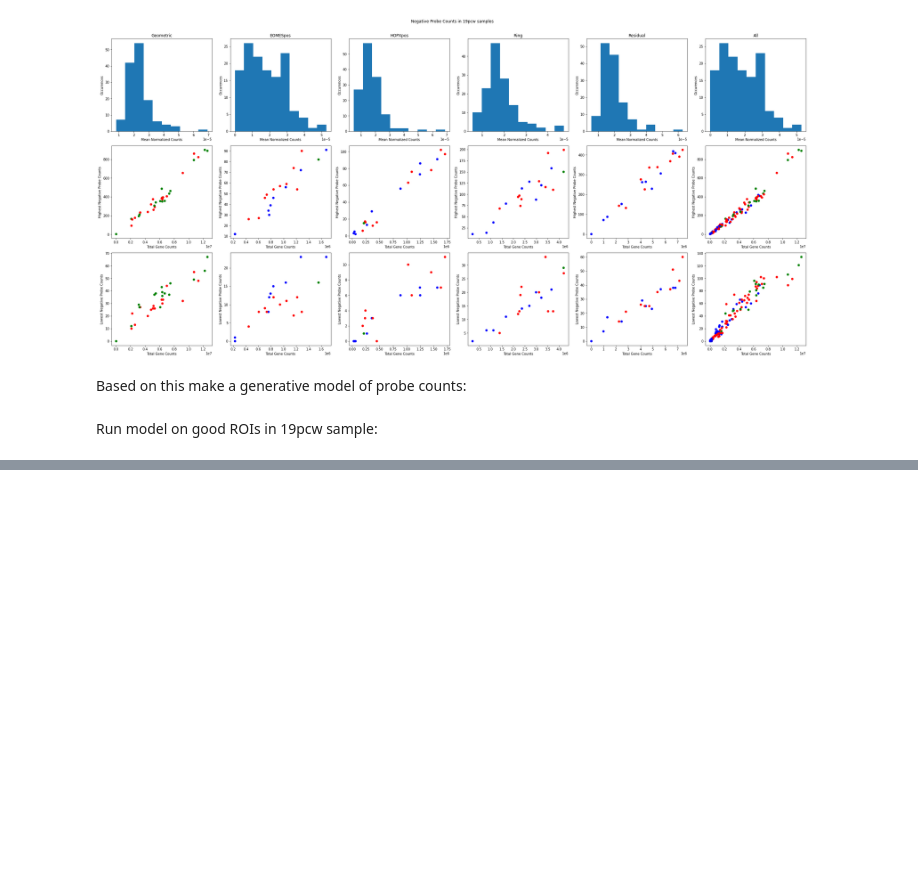
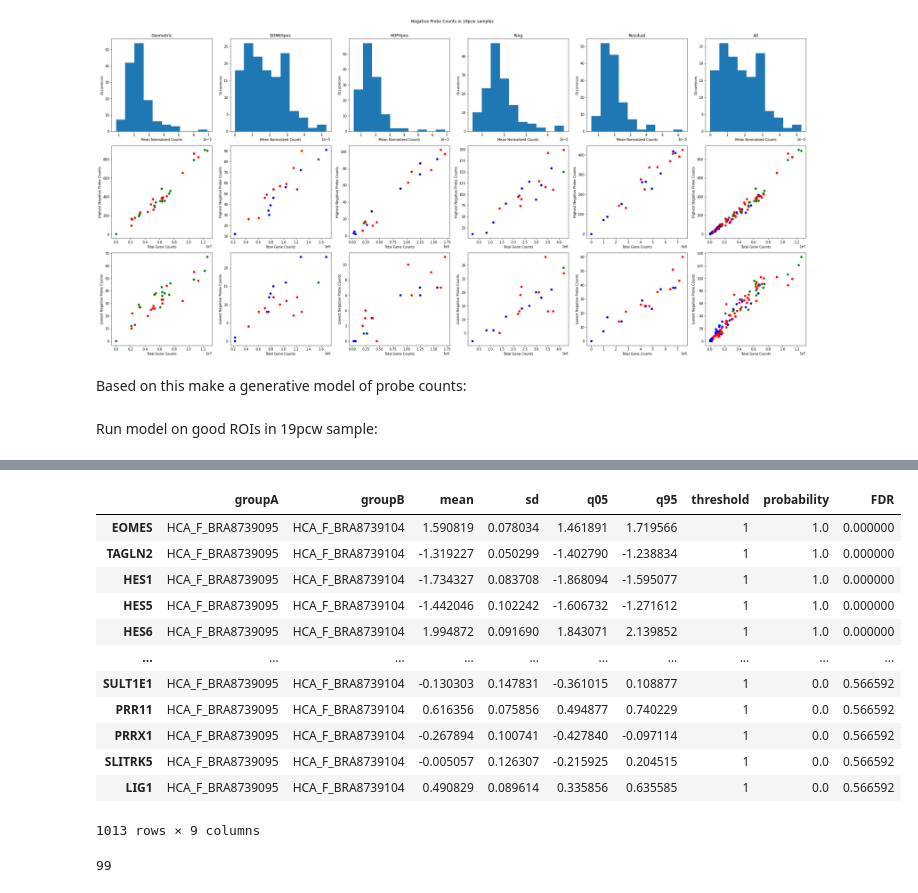
Before and after one commit to AlexanderAivazidis/KR_NAS, a Jupyter notebook: notebooks/GeoMxModel_V1.ipynb, the cells around one changed output, grey strips where cells are left out. Cells and saved outputs as stored; diff of their text form; code cells hidden in the pictures; blank space fills up the shorter version.

```diff
--- a/notebooks/GeoMxModel_V1.ipynb
+++ b/notebooks/GeoMxModel_V1.ipynb
@@ -392,0 +427,20 @@ np.shape(mod1.a_gr)
+# %%
+mod1.logFC.sort_values('FDR')
+# %% [output]
+|  | groupA | groupB | mean | sd | q05 | q95 | threshold | probability | FDR |
+| EOMES | HCA_F_BRA8739095 | HCA_F_BRA8739104 | 1.590819 | 0.078034 | 1.461891 | 1.719566 | 1 | 1.0 | 0.000000 |
+| TAGLN2 | HCA_F_BRA8739095 | HCA_F_BRA8739104 | -1.319227 | 0.050299 | -1.402790 | -1.238834 | 1 | 1.0 | 0.000000 |
+| HES1 | HCA_F_BRA8739095 | HCA_F_BRA8739104 | -1.734327 | 0.083708 | -1.868094 | -1.595077 | 1 | 1.0 | 0.000000 |
+| HES5 | HCA_F_BRA8739095 | HCA_F_BRA8739104 | -1.442046 | 0.102242 | -1.606732 | -1.271612 | 1 | 1.0 | 0.000000 |
+| HES6 | HCA_F_BRA8739095 | HCA_F_BRA8739104 | 1.994872 | 0.091690 | 1.843071 | 2.139852 | 1 | 1.0 | 0.000000 |
+| ... | ... | ... | ... | ... | ... | ... | ... | ... | ... |
+| SULT1E1 | HCA_F_BRA8739095 | HCA_F_BRA8739104 | -0.130303 | 0.147831 | -0.361015 | 0.108877 | 1 | 0.0 | 0.566592 |
+| PRR11 | HCA_F_BRA8739095 | HCA_F_BRA8739104 | 0.616356 | 0.075856 | 0.494877 | 0.740229 | 1 | 0.0 | 0.566592 |
+| PRRX1 | HCA_F_BRA8739095 | HCA_F_BRA8739104 | -0.267894 | 0.100741 | -0.427840 | -0.097114 | 1 | 0.0 | 0.566592 |
+| SLITRK5 | HCA_F_BRA8739095 | HCA_F_BRA8739104 | -0.005057 | 0.126307 | -0.215925 | 0.204515 | 1 | 0.0 | 0.566592 |
+| LIG1 | HCA_F_BRA8739095 | HCA_F_BRA8739104 | 0.490829 | 0.089614 | 0.335856 | 0.635585 | 1 | 0.0 | 0.566592 |
+1013 rows × 9 columns
+# %%
+sum(mod1.logFC['FDR'] < 0.05)
+# %% [output]
+99
```
Also changed, not shown: parts of 13 cells of this notebook, 5 other files.
